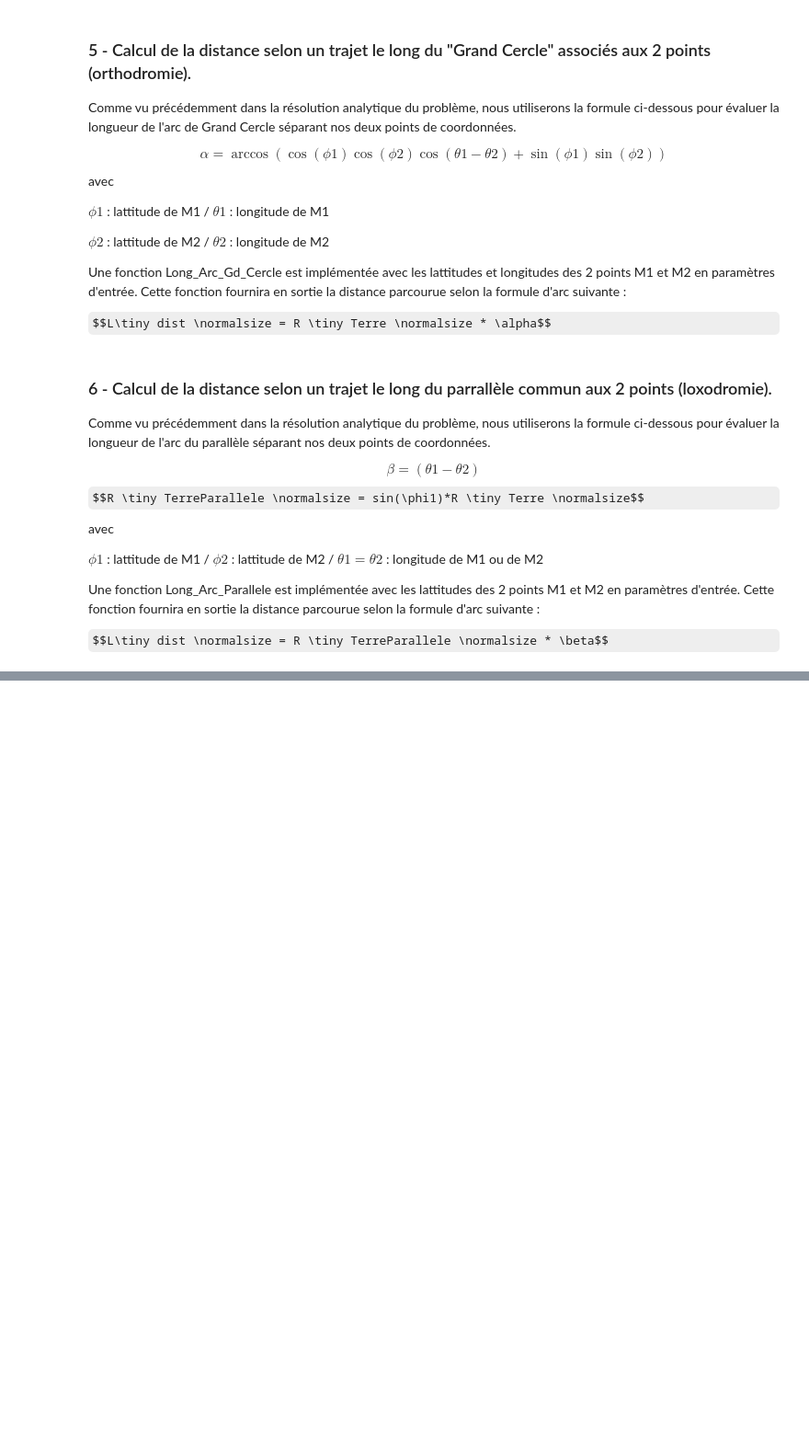
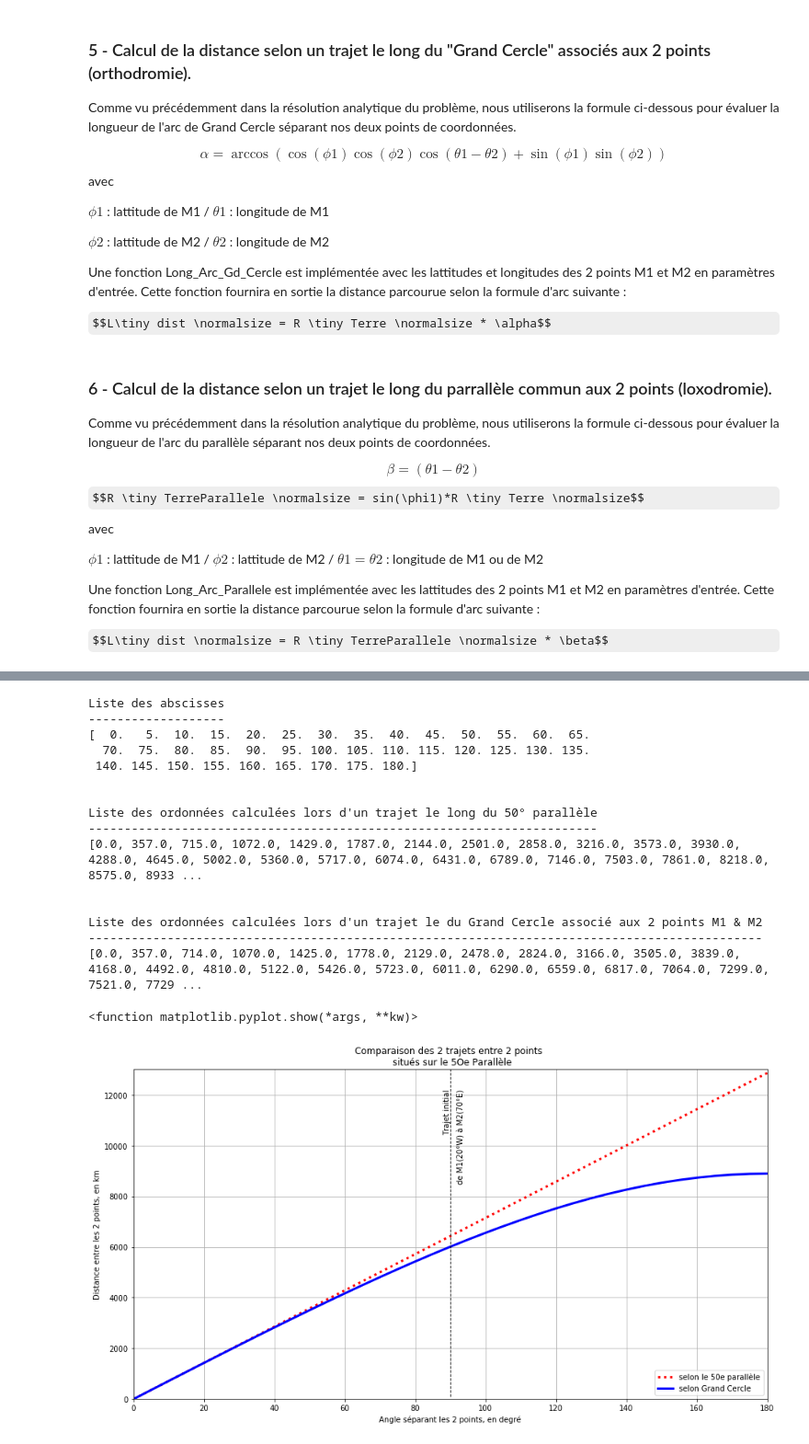
Before and after one commit to VB-SC/Exemple-Jupyter, a Jupyter notebook: Trajet le plus court entre 2 points.ipynb, the cells around one changed output, grey strips where cells are left out. Shown: that part at 92% size. Drawn from its saved outputs; the diff is of its cells as text; code cells hidden in the pictures; some formulas as TeX source; blank space fills up the shorter version.

```diff
--- a/Trajet le plus court entre 2 points.ipynb
+++ b/Trajet le plus court entre 2 points.ipynb
@@ -122,0 +145,73 @@ print("La distance entre les 2 points, le long du Parallèle associé aux 2 poin
+# %%
+"Définition dr rayon de la Terre, assimilé à une sphère"
+Rayon_Terre = 6370
+
+"Discrétisation des abscisses, d'un pas de 180/36=5°"
+abscisses = np.linspace(0,180,37)
+
+"Evaluation des ordonnées des deux possibilités de trajet (suivant le parallèle ou le Grand Cercle associé aux 2 points"
+ordonnées1 = [round(Rayon_Terre*cos(M1.latt)*(x*np.pi/180),0) for x in abscisses]
+ordonnées2 = [round(Rayon_Terre*acos(cos(M1.latt)*cos(M2.latt)*cos(x*np.pi/180+0.0000001) + sin(M1.latt)*sin(M2.latt)),0) for x in abscisses]
+
+"Affichage des tableaux de coordonnées"
+print("")
+print("Liste des abscisses")
+print("-------------------")
+print(abscisses)
+print("")
+print("")
+print("Liste des ordonnées calculées lors d'un trajet le long du 50° parallèle")
+print("-----------------------------------------------------------------------")
+print(ordonnées1)
+print("")
+print("")
+print("Liste des ordonnées calculées lors d'un trajet le du Grand Cercle associé aux 2 points M1 & M2")
+print("----------------------------------------------------------------------------------------------")
+print(ordonnées2)
+print("")
+
+"Dimensionnement de la zone de tracage"
+plt.rcParams['figure.figsize'] = [15, 8]
+
+"Définition des limites du graphique, en abscisse et en ordonnée"
+plt.xlim(0,180)
+plt.ylim(0,13000)
+
+"Traçage des 2 courbes et paramétrage de chacune d'elle"
+plt.plot(abscisses,ordonnées1,":" 'r', linewidth=3, label="selon le 50e parallèle")
+plt.plot(abscisses,ordonnées2,'b', linewidth=3, label="selon Grand Cercle")
+
+"Définition des titres des axes"
+plt.xlabel("Angle séparant les 2 points, en degré")
+plt.ylabel("Distance entre les 2 points, en km")
+
+"Définition du titre général et affichage de la légendeé
+plt.title("Comparaison des 2 trajets entre 2 points \n situés sur le 5Oe Parallèle")
+plt.legend(loc = "lower right")
+plt.grid()
+
+"Repérage du trajet initial entre M1 et M2, définis en début d'exercices"
+plt.plot([90,90],[90,13000], color ='k', linewidth=1, linestyle="--")
+plt.text(88,12000,"Trajet initial",rotation=90)
+plt.text(92,12000,"de M1(20°W) à M2(70°E)",rotation=90)
+
+"Affichage du graphique"
+plt.show
+# %% [output]
+Liste des abscisses
+-------------------
+[  0.   5.  10.  15.  20.  25.  30.  35.  40.  45.  50.  55.  60.  65.
+  70.  75.  80.  85.  90.  95. 100. 105. 110. 115. 120. 125. 130. 135.
+ 140. 145. 150. 155. 160. 165. 170. 175. 180.]
+
+
+Liste des ordonnées calculées lors d'un trajet le long du 50° parallèle
+-----------------------------------------------------------------------
+[0.0, 357.0, 715.0, 1072.0, 1429.0, 1787.0, 2144.0, 2501.0, 2858.0, 3216.0, 3573.0, 3930.0, 4288.0, 4645.0, 5002.0, 5360.0, 5717.0, 6074.0, 6431.0, 6789.0, 7146.0, 7503.0, 7861.0, 8218.0, 8575.0, 8933 ...
+
+
+Liste des ordonnées calculées lors d'un trajet le du Grand Cercle associé aux 2 points M1 & M2
+----------------------------------------------------------------------------------------------
+[0.0, 357.0, 714.0, 1070.0, 1425.0, 1778.0, 2129.0, 2478.0, 2824.0, 3166.0, 3505.0, 3839.0, 4168.0, 4492.0, 4810.0, 5122.0, 5426.0, 5723.0, 6011.0, 6290.0, 6559.0, 6817.0, 7064.0, 7299.0, 7521.0, 7729 ...
+<function matplotlib.pyplot.show(*args, **kw)>
+[figure, added]
```
Also changed, not shown: parts of 9 cells of this notebook.
